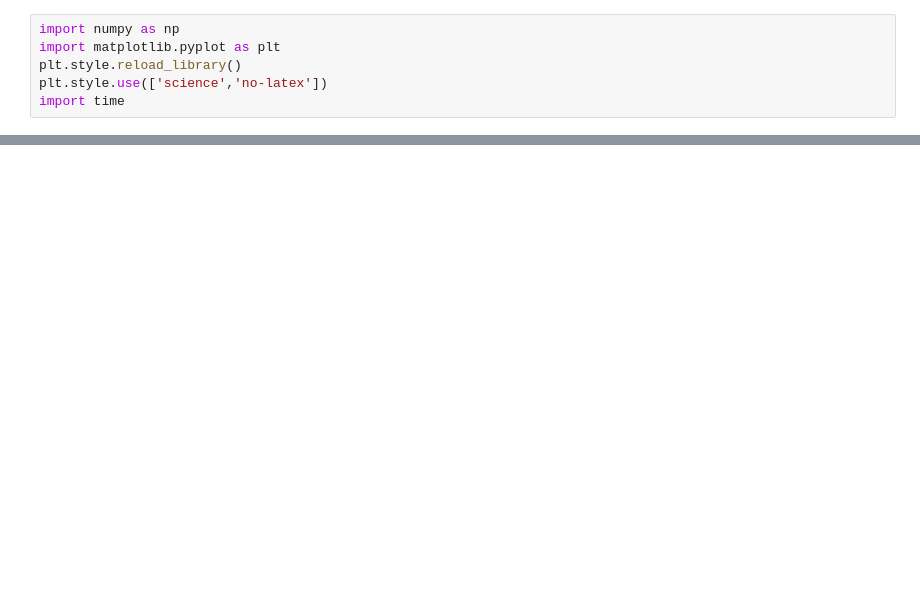
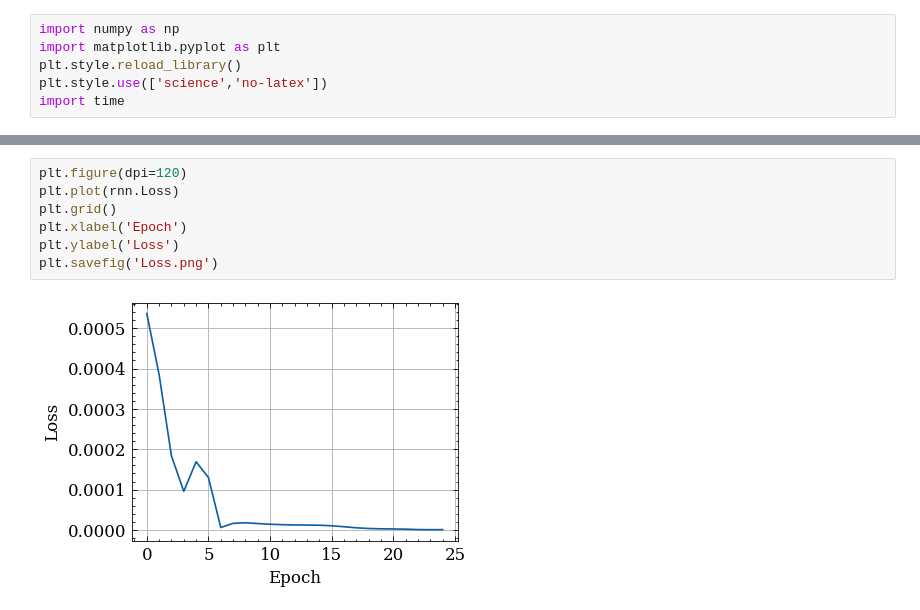
Before and after one commit to maciejbalawejder/Deep-Learning-Collection, a Jupyter notebook: Sequentials/RNN/RNN.ipynb, the cells around one changed output, grey strips where cells are left out. Cells and saved outputs as stored; diff of their text form; blank space fills up the shorter version.

```diff
--- a/Sequentials/RNN/RNN.ipynb
+++ b/Sequentials/RNN/RNN.ipynb
@@ -148,0 +150,9 @@ plt.plot([i for i in range(test_y.shape[0])], test_y, np.array(rnn.outputs).resh
+# %%
+plt.figure(dpi=120)
+plt.plot(rnn.Loss)
+plt.grid()
+plt.xlabel('Epoch')
+plt.ylabel('Loss')
+plt.savefig('Loss.png')
+# %% [output]
+[figure, added]
```
Also changed, not shown: parts of 3 cells of this notebook, 5 other files.
